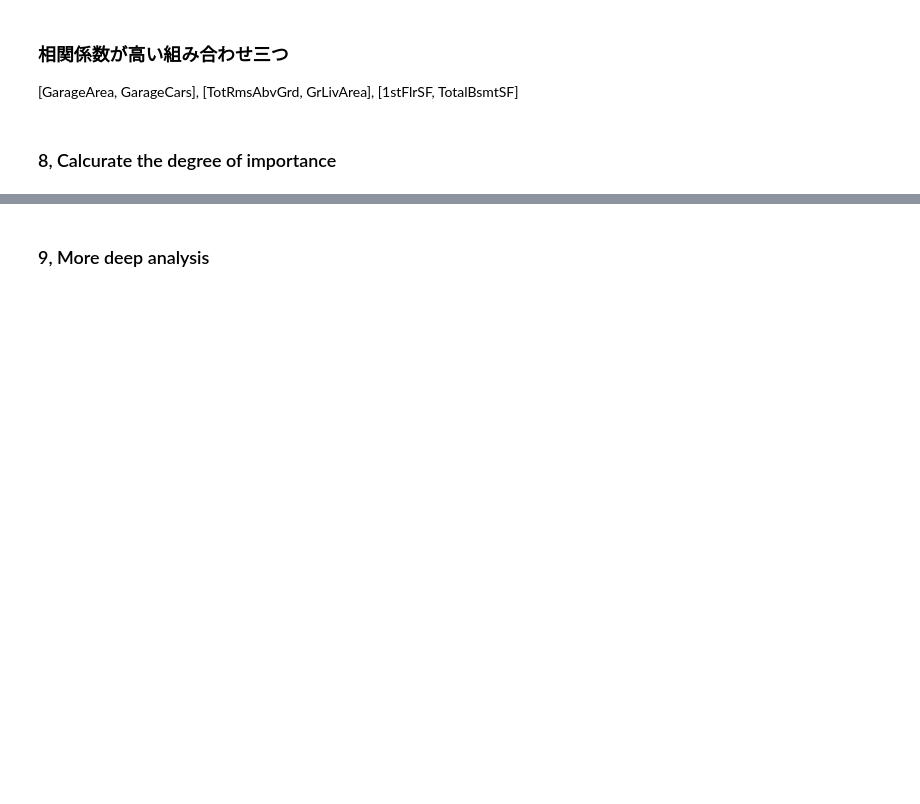
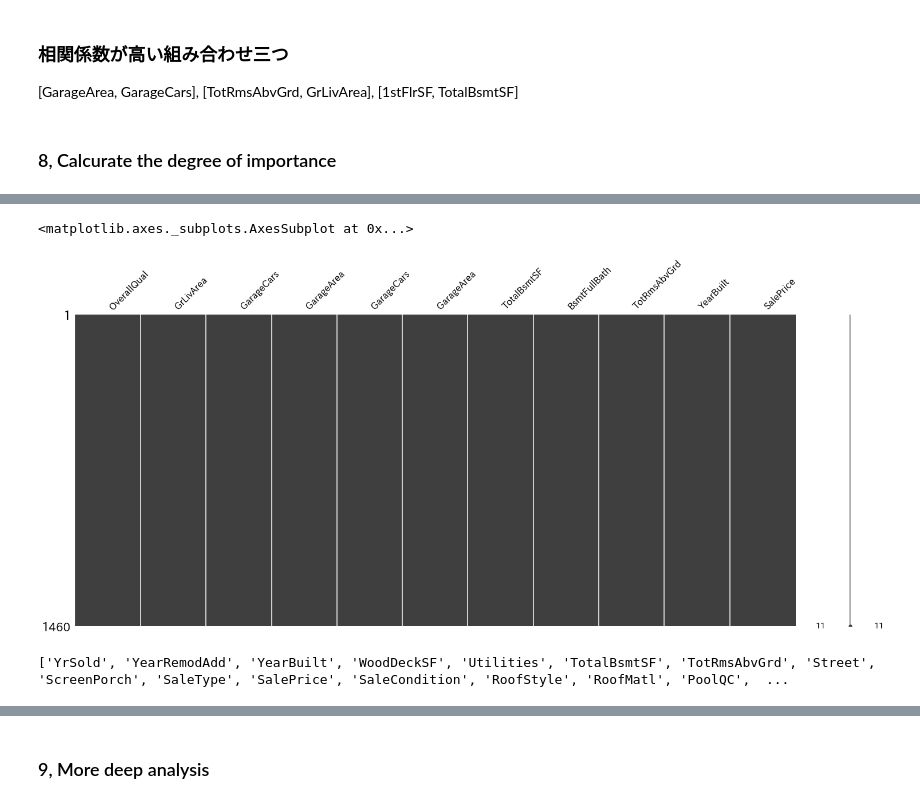
Before and after one commit to Yohei-Kawakami/diveintocode-ml, a Jupyter notebook: week3/week3-work2.ipynb, the cells around one changed output, grey strips where cells are left out. Drawn from its saved outputs; the diff is of its cells as text; code cells hidden in the pictures; blank space fills up the shorter version.

```diff
--- a/week3/week3-work2.ipynb
+++ b/week3/week3-work2.ipynb
@@ -387,0 +413,15 @@ df_crr_10.corr()
+# %%
+# generate for random forest
+for_df = df.copy()
+# %%
+# generate Top10 list
+top10_list = ["OverallQual", "GrLivArea", "GarageCars","GarageArea", "GarageCars", "GarageArea","TotalBsmtSF", "BsmtFullBath", "TotRmsAbvGrd","YearBuilt","SalePrice"]
+top10_df = for_df.loc[:, top10_list] # remember
+msno.matrix(top10_df)
+# %% [output]
+<matplotlib.axes._subplots.AxesSubplot at 0x...>
+[figure, added]
+# %%
+print(sorted(df.columns, reverse=True)) # remember
+# %% [output]
+['YrSold', 'YearRemodAdd', 'YearBuilt', 'WoodDeckSF', 'Utilities', 'TotalBsmtSF', 'TotRmsAbvGrd', 'Street', 'ScreenPorch', 'SaleType', 'SalePrice', 'SaleCondition', 'RoofStyle', 'RoofMatl', 'PoolQC',  ...
```
Also changed, not shown: parts of 20 cells of this notebook.
